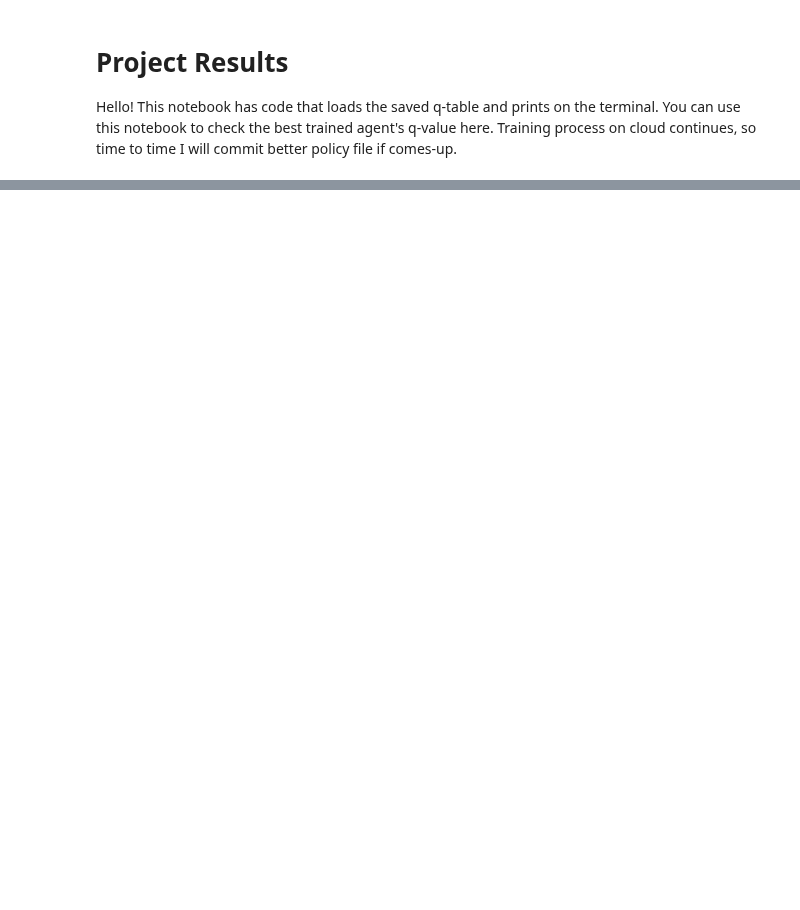
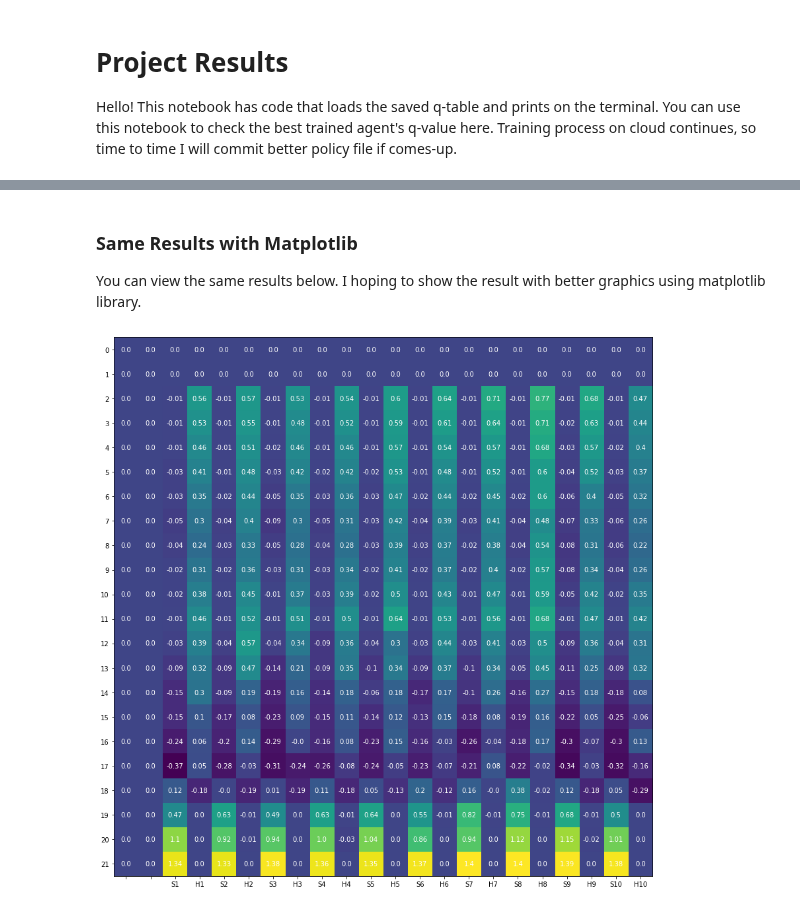
Before and after one commit to hakanonal/blackjack, a Jupyter notebook: qtable.ipynb, the cells around one changed output, grey strips where cells are left out. Saved outputs shown, nothing was run; the diff lists cells and outputs as text; code cells hidden in the pictures; blank space fills up the shorter version.

Commit message:
add new presentation view for q-table using matplotlib. also corrected tthe terminal view to show the zero q-values.

```diff
--- a/qtable.ipynb
+++ b/qtable.ipynb
@@ -34,6 +34,11 @@ for i in range(1,22):
             print("\x1b[6;32;47m%05.2f\x1b[0m"%d[i][j][1],end="|")
         if _sign(d[i][j][1]) == -1:
             print("\x1b[6;31;47m%05.2f\x1b[0m"%abs(d[i][j][1]),end="|")
+        if(d[i][j][0] == 0):
+            print("\x1b[1;31;40m%05.2f\x1b[0m"%abs(d[i][j][0]),end="|")
+        if(d[i][j][1] == 0):
+            print("\x1b[6;31;47m%05.2f\x1b[0m"%abs(d[i][j][1]),end="|")
+
     print("")
 print("---------------------------------------------------------------------------------------------------------------------------")
 # %% [output]
@@ -56 +61,43 @@ print("-------------------------------------------------------------------------
 ---------------------------------------------------------------------------------------------------------------------------
+# %% [markdown]
+### Same Results with Matplotlib
+
+You can view the same results below. I hoping to show the result with better graphics using matplotlib library.
+# %%
+import numpy as np
+import pickle
+
+fr = open('policy', 'rb')
+q_table = pickle.load(fr)
+fr.close()
+
+d1 = np.zeros((22,11))
+d2 = np.zeros((22,11))
+d3 = np.zeros((22,22))
+for state,alist in q_table.items():
+    if(state[0] > 21 or state[1] > 10):
+        continue
+    d1[state[0]][state[1]] = alist[0]
+    d2[state[0]][state[1]] = alist[1]
+    d3[state[0]][state[1]*2] = alist[0]
+    d3[state[0]][state[1]*2+1] = alist[1]
+
+import matplotlib.pyplot as plt
+
+fig1, ax1 = plt.subplots(figsize=(30,15))
+im1 = ax1.imshow(d3)
+
+# We want to show all ticks...
+ax1.set_xticks(np.arange(22))######
+ax1.set_yticks(np.arange(22))
+
+ax1.set_xticklabels(["","","S1","H1","S2","H2","S3","H3","S4","H4","S5","H5","S6","H6","S7","H7","S8","H8","S9","H9","S10","H10"])
+
+for i in range(len(d3)):
+    for j in range(len(d3[i])):
+        text = ax1.text(j, i, round(d3[i, j],2),
+                       ha="center", va="center", color="w")
+
+plt.show()
+# %% [output]
+[figure, added]
```
Also changed, not shown: parts of 1 cell of this notebook, 3 other files.
